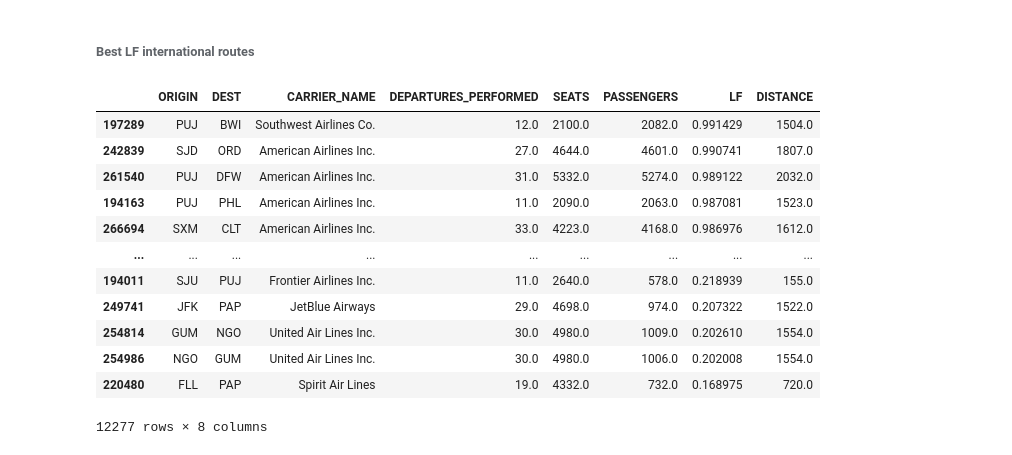
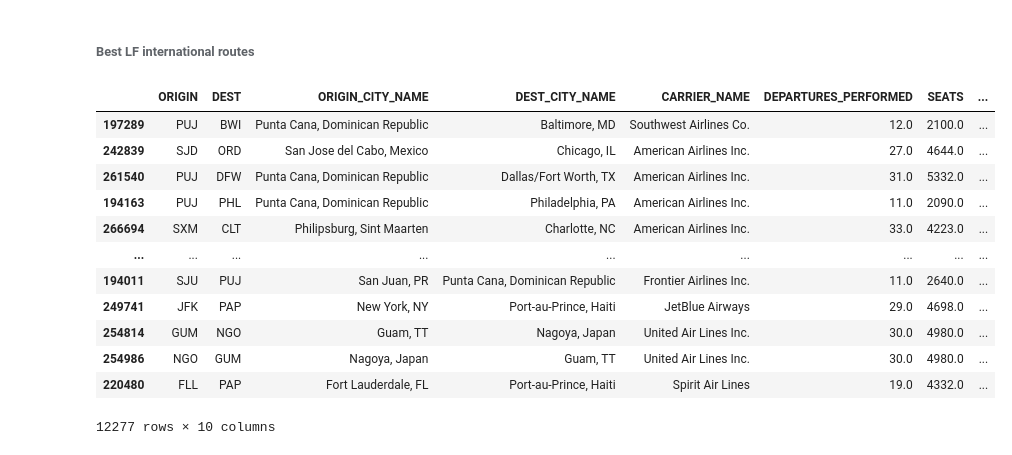
Before and after one commit to admacpherson/T-100-Aviation-Data, a Jupyter notebook: notebook.ipynb, the cells around one changed output. Cells and saved outputs as stored; diff of their text form; code cells hidden in the pictures.

```diff
--- a/notebook.ipynb
+++ b/notebook.ipynb
@@ -127,22 +127,22 @@ mpf_abbrv.sort_values(by='LF', ascending=False)
 <h6>Best LF international routes</h6>
 # %%
 # Filter international routes
-mpf_abbrv = major_passenger_flights[major_passenger_flights['REGION'] != 'D']
+mpf_int_abbrv = major_passenger_flights[major_passenger_flights['REGION'] != 'D']
 # Select and order specified columns
-mpf_abbrv = mpf_abbrv.loc[:, ['ORIGIN', 'DEST', 'CARRIER_NAME', 'DEPARTURES_PERFORMED', 'SEATS', 'PASSENGERS', 'LF', 'DISTANCE']]
+mpf_int_abbrv = mpf_int_abbrv.loc[:, ['ORIGIN', 'DEST', 'ORIGIN_CITY_NAME', 'DEST_CITY_NAME','CARRIER_NAME', 'DEPARTURES_PERFORMED', 'SEATS', 'PASSENGERS', 'LF', 'DISTANCE']]
 # Sort individual carrier routes by load factor
-mpf_abbrv.sort_values(by='LF', ascending=False)
+mpf_int_abbrv.sort_values(by='LF', ascending=False)
 # %% [output]
-|  | ORIGIN | DEST | CARRIER_NAME | DEPARTURES_PERFORMED | SEATS | PASSENGERS | LF | DISTANCE |
-| 197289 | PUJ | BWI | Southwest Airlines Co. | 12.0 | 2100.0 | 2082.0 | 0.991429 | 1504.0 |
-| 242839 | SJD | ORD | American Airlines Inc. | 27.0 | 4644.0 | 4601.0 | 0.990741 | 1807.0 |
-| 261540 | PUJ | DFW | American Airlines Inc. | 31.0 | 5332.0 | 5274.0 | 0.989122 | 2032.0 |
-| 194163 | PUJ | PHL | American Airlines Inc. | 11.0 | 2090.0 | 2063.0 | 0.987081 | 1523.0 |
-| 266694 | SXM | CLT | American Airlines Inc. | 33.0 | 4223.0 | 4168.0 | 0.986976 | 1612.0 |
+|  | ORIGIN | DEST | ORIGIN_CITY_NAME | DEST_CITY_NAME | CARRIER_NAME | DEPARTURES_PERFORMED | SEATS | ... |
+| 197289 | PUJ | BWI | Punta Cana, Dominican Republic | Baltimore, MD | Southwest Airlines Co. | 12.0 | 2100.0 | ... |
+| 242839 | SJD | ORD | San Jose del Cabo, Mexico | Chicago, IL | American Airlines Inc. | 27.0 | 4644.0 | ... |
+| 261540 | PUJ | DFW | Punta Cana, Dominican Republic | Dallas/Fort Worth, TX | American Airlines Inc. | 31.0 | 5332.0 | ... |
+| 194163 | PUJ | PHL | Punta Cana, Dominican Republic | Philadelphia, PA | American Airlines Inc. | 11.0 | 2090.0 | ... |
+| 266694 | SXM | CLT | Philipsburg, Sint Maarten | Charlotte, NC | American Airlines Inc. | 33.0 | 4223.0 | ... |
 | ... | ... | ... | ... | ... | ... | ... | ... | ... |
-| 194011 | SJU | PUJ | Frontier Airlines Inc. | 11.0 | 2640.0 | 578.0 | 0.218939 | 155.0 |
-| 249741 | JFK | PAP | JetBlue Airways | 29.0 | 4698.0 | 974.0 | 0.207322 | 1522.0 |
-| 254814 | GUM | NGO | United Air Lines Inc. | 30.0 | 4980.0 | 1009.0 | 0.202610 | 1554.0 |
-| 254986 | NGO | GUM | United Air Lines Inc. | 30.0 | 4980.0 | 1006.0 | 0.202008 | 1554.0 |
-| 220480 | FLL | PAP | Spirit Air Lines | 19.0 | 4332.0 | 732.0 | 0.168975 | 720.0 |
+| 194011 | SJU | PUJ | San Juan, PR | Punta Cana, Dominican Republic | Frontier Airlines Inc. | 11.0 | 2640.0 | ... |
+| 249741 | JFK | PAP | New York, NY | Port-au-Prince, Haiti | JetBlue Airways | 29.0 | 4698.0 | ... |
+| 254814 | GUM | NGO | Guam, TT | Nagoya, Japan | United Air Lines Inc. | 30.0 | 4980.0 | ... |
+| 254986 | NGO | GUM | Nagoya, Japan | Guam, TT | United Air Lines Inc. | 30.0 | 4980.0 | ... |
+| 220480 | FLL | PAP | Fort Lauderdale, FL | Port-au-Prince, Haiti | Spirit Air Lines | 19.0 | 4332.0 | ... |
-12277 rows × 8 columns
+12277 rows × 10 columns
```
Also changed, not shown: parts of 6 cells of this notebook.
